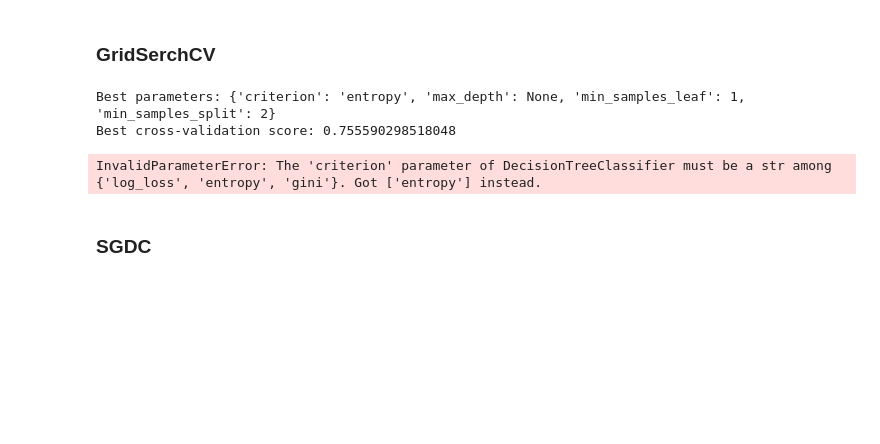
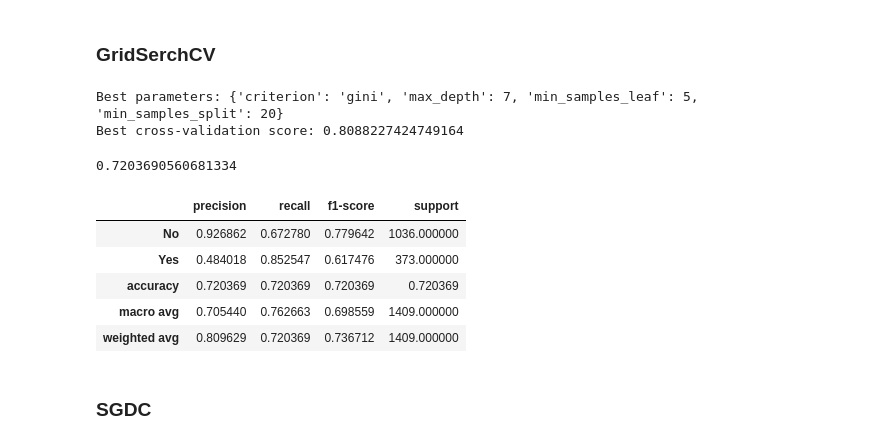
Before and after one commit to pratham122/Telco_customer_data, a Jupyter notebook: Telco_customer.ipynb, the cells around one changed output. Saved outputs shown, nothing was run; the diff lists cells and outputs as text; code cells hidden in the pictures; blank space fills up the shorter version.

Commit message:
Improved models

```diff
--- a/Telco_customer.ipynb
+++ b/Telco_customer.ipynb
@@ -504,6 +508,7 @@ param_grid = {
 grid = GridSearchCV(
     DecisionTreeClassifier(random_state=42, class_weight='balanced'),
     param_grid,
+    scoring='recall',
     cv=5,
     n_jobs=-1
 )
@@ -512,32 +517,31 @@ grid.fit(x_train_sel_oh, y_train)
 print("Best parameters:", grid.best_params_)
 print("Best cross-validation score:", grid.best_score_)
 # %% [output]
-Best parameters: {'criterion': 'entropy', 'max_depth': None, 'min_samples_leaf': 1, 'min_samples_split': 2}
-Best cross-validation score: 0.755590298518048
+Best parameters: {'criterion': 'gini', 'max_depth': 7, 'min_samples_leaf': 5, 'min_samples_split': 20}
+Best cross-validation score: 0.8088227424749164
 # %%
 param_grid_updated = {
-    'max_depth': [None],
-    'min_samples_split': [2],
-    'min_samples_leaf': [1],
-    'criterion': ['entropy']
+    'max_depth': 7,
+    'min_samples_split': 20,
+    'min_samples_leaf': 5,
+    'criterion': 'gini'
 }
 
-model = DecisionTreeClassifier(random_state=42, class_weight='balanced', **param_grid_updated)
-param_grid_updated = {
-    'max_depth': None,
-    'min_samples_split': 2,
-    'min_samples_leaf': 1,
-    'criterion': 'entropy'
-}
-
-model = DecisionTreeClassifier(random_state=42, class_weight='balanced', **param_grid_updated)
+model = RandomForestClassifier(random_state=42, class_weight='balanced', **param_grid_updated)
 model.fit(x_train_sel_oh, y_train)
 y_pred_model = model.predict(x_test_sel_oh)
 accuracy_score(y_test, y_pred_model)
-y_pred_model = model.predict(x_test_sel_oh)
-accuracy_score(y_test, y_pred_model)
 # %% [output]
-InvalidParameterError: The 'criterion' parameter of DecisionTreeClassifier must be a str among {'log_loss', 'entropy', 'gini'}. Got ['entropy'] instead.
+0.7203690560681334
+# %%
+pd.DataFrame(classification_report(y_test, y_pred_model, target_names=le.classes_, output_dict=True)).transpose()
+# %% [output]
+|  | precision | recall | f1-score | support |
+| No | 0.926862 | 0.672780 | 0.779642 | 1036.000000 |
+| Yes | 0.484018 | 0.852547 | 0.617476 | 373.000000 |
+| accuracy | 0.720369 | 0.720369 | 0.720369 | 0.720369 |
+| macro avg | 0.705440 | 0.762663 | 0.698559 | 1409.000000 |
+| weighted avg | 0.809629 | 0.720369 | 0.736712 | 1409.000000 |
 # %% [markdown]
 ### SGDC
 # %%
```
Also changed, not shown: parts of 6 cells of this notebook.
